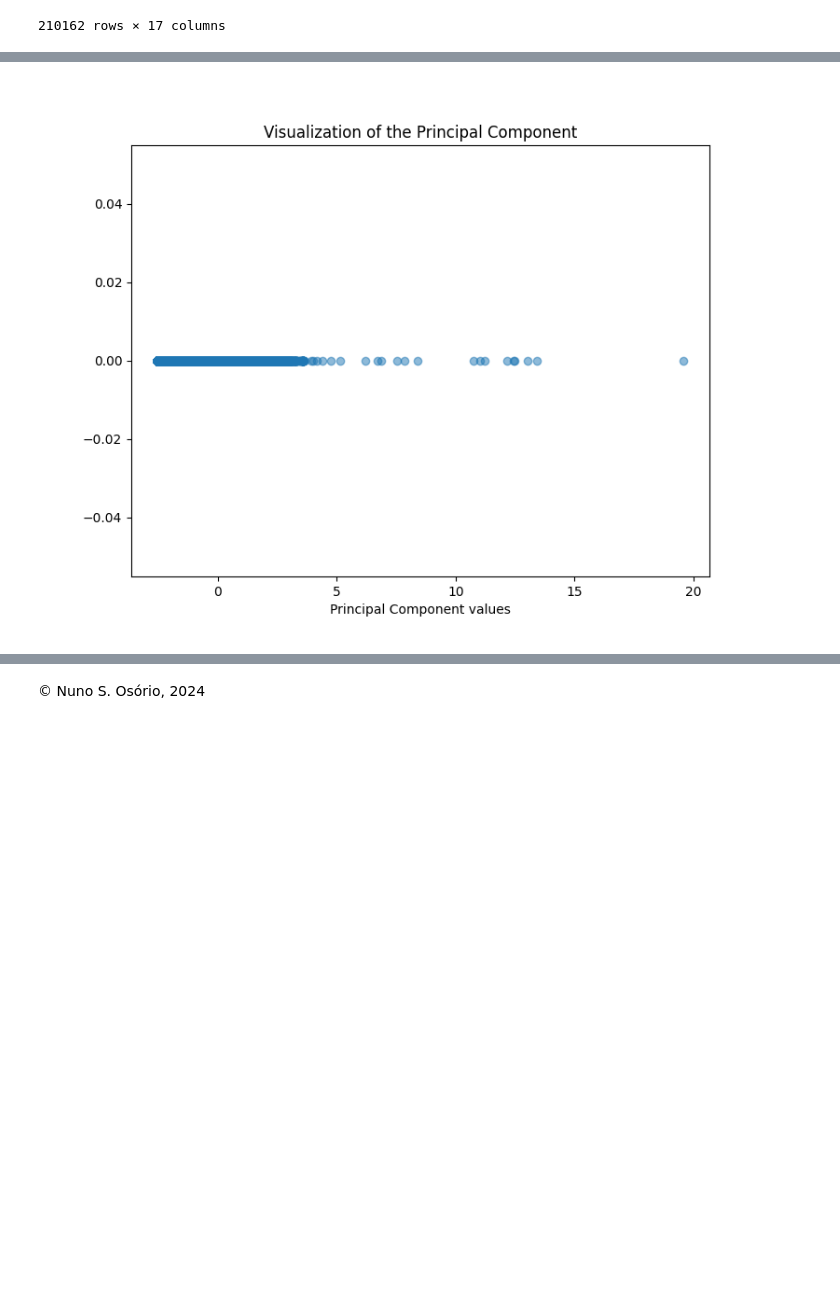
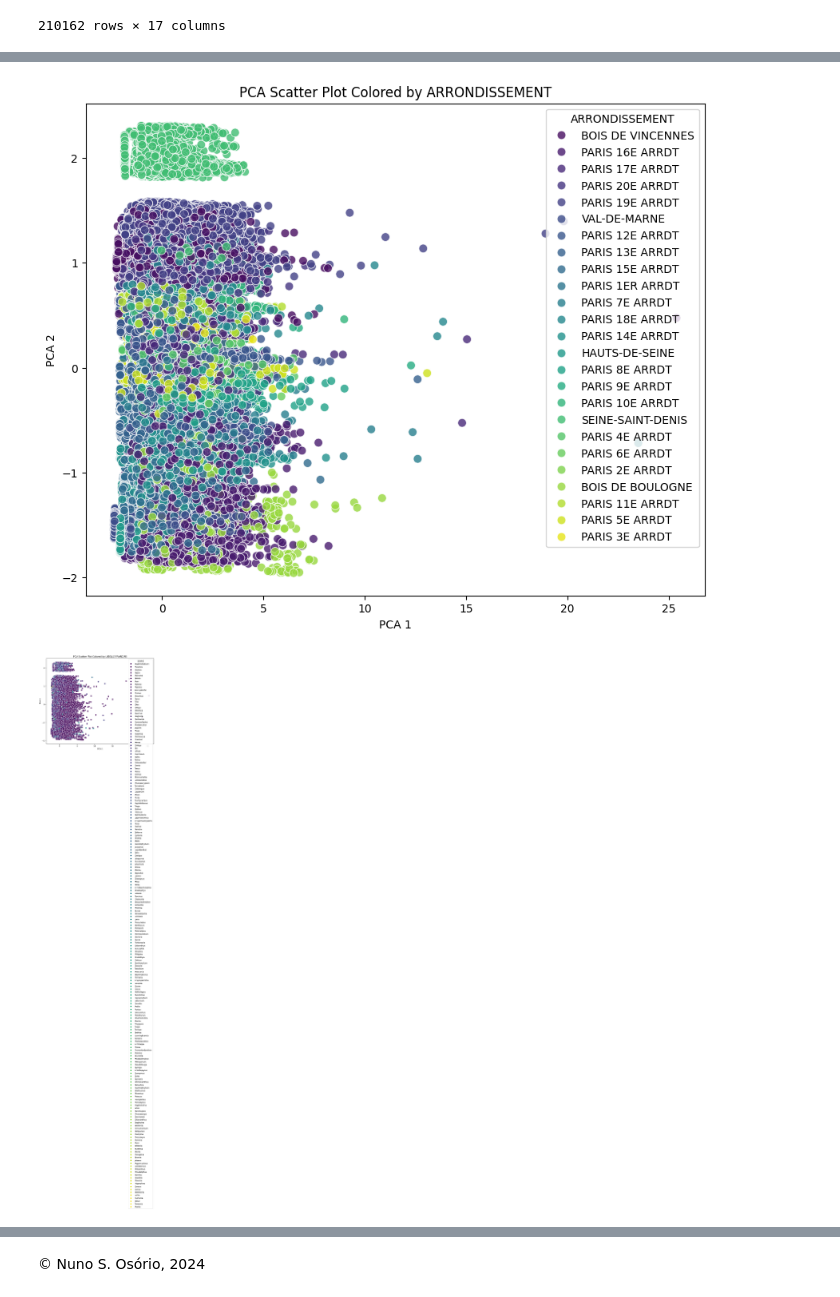
Before and after one commit to nunososorio/medicaldatascience, a Jupyter notebook: dataproc_c2.ipynb, the cells around one changed output, grey strips where cells are left out. Cells and saved outputs as stored; diff of their text form; code cells hidden in the pictures; blank space fills up the shorter version.

```diff
--- a/dataproc_c2.ipynb
+++ b/dataproc_c2.ipynb
@@ -98,10 +129,28 @@ df_pca
-# %%
-import matplotlib.pyplot as plt
-
-plt.figure(figsize=(8,6))
-plt.scatter(df_pca['principal component'], [0]*len(df_pca), alpha=0.5)
-plt.title('Visualization of the Principal Component')
-plt.xlabel('Principal Component values')
-plt.show()
-# %% [output]
-[figure, removed]
+# %%
+# Adding 'ARRONDISSEMENT' and 'LIBELLE FRANCAIS' from the original DataFrame to df_pca
+df_pca = pd.concat([df_pca, df[['ARRONDISSEMENT', 'GENRE', 'HAUTEUR (m)' ]]], axis=1)
+
+# Creating scatter plots
+import matplotlib.pyplot as plt
+import seaborn as sns
+
+# Scatter plot colored by 'ARRONDISSEMENT'
+plt.figure(figsize=(10, 8))
+sns.scatterplot(x='PCA 1', y='PCA 2', hue='ARRONDISSEMENT', data=df_pca, palette='viridis', s=60, alpha=0.8)
+plt.title('PCA Scatter Plot Colored by ARRONDISSEMENT')
+plt.show()
+
+# Scatter plot colored by 'GENRE'
+plt.figure(figsize=(10, 8))
+sns.scatterplot(x='PCA 1', y='PCA 2', hue='GENRE', data=df_pca, palette='viridis', s=60, alpha=0.8)
+plt.title('PCA Scatter Plot Colored by LIBELLE FRANCAIS')
+plt.show()
+
+# Scatter plot colored by 'HAUTER (m)'
+plt.figure(figsize=(10, 8))
+sns.scatterplot(x='PCA 1', y='PCA 2', hue='HAUTEUR (m)', data=df_pca, palette='viridis', s=60, alpha=0.8)
+plt.title('PCA Scatter Plot Colored by HAUTEUR (m)')
+plt.show()
+# %% [output]
+[figure, added]
+[figure, added]
```
Also changed, not shown: parts of 10 cells of this notebook.
